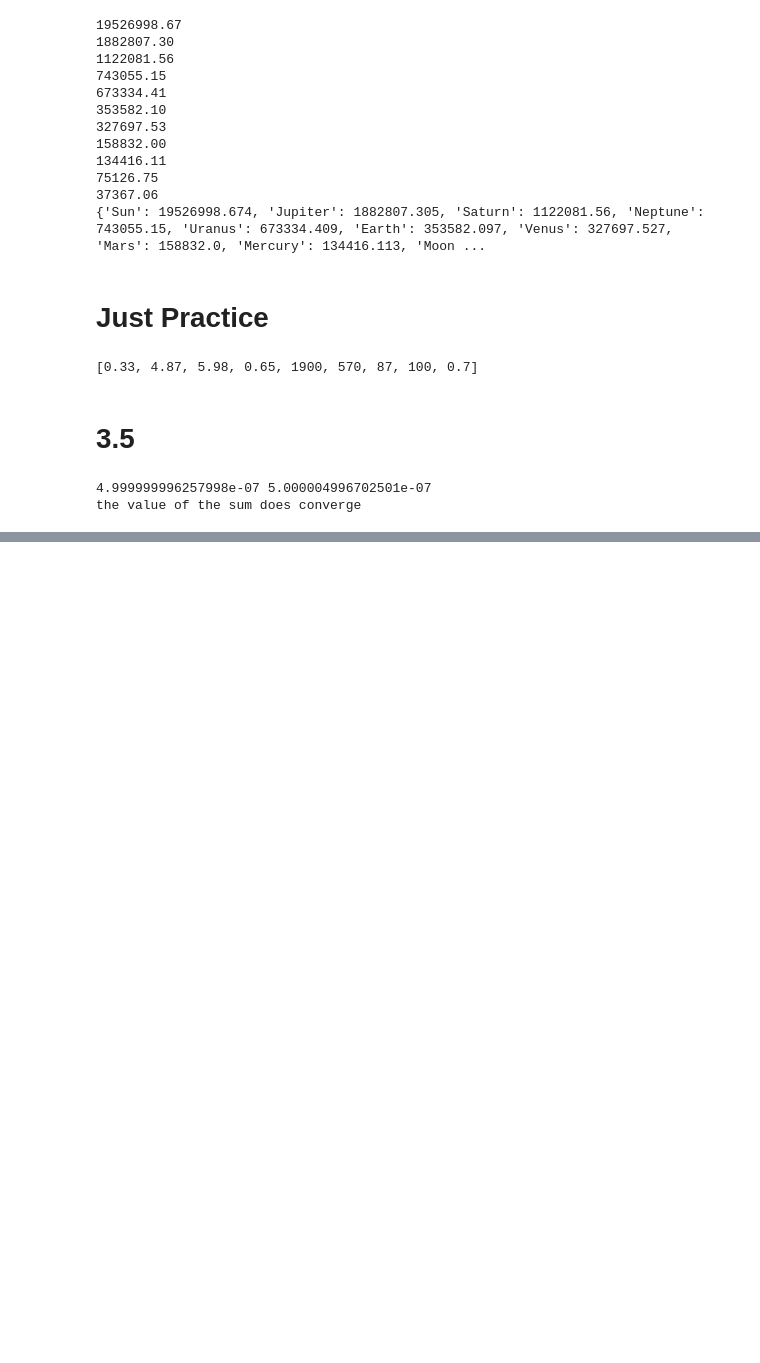
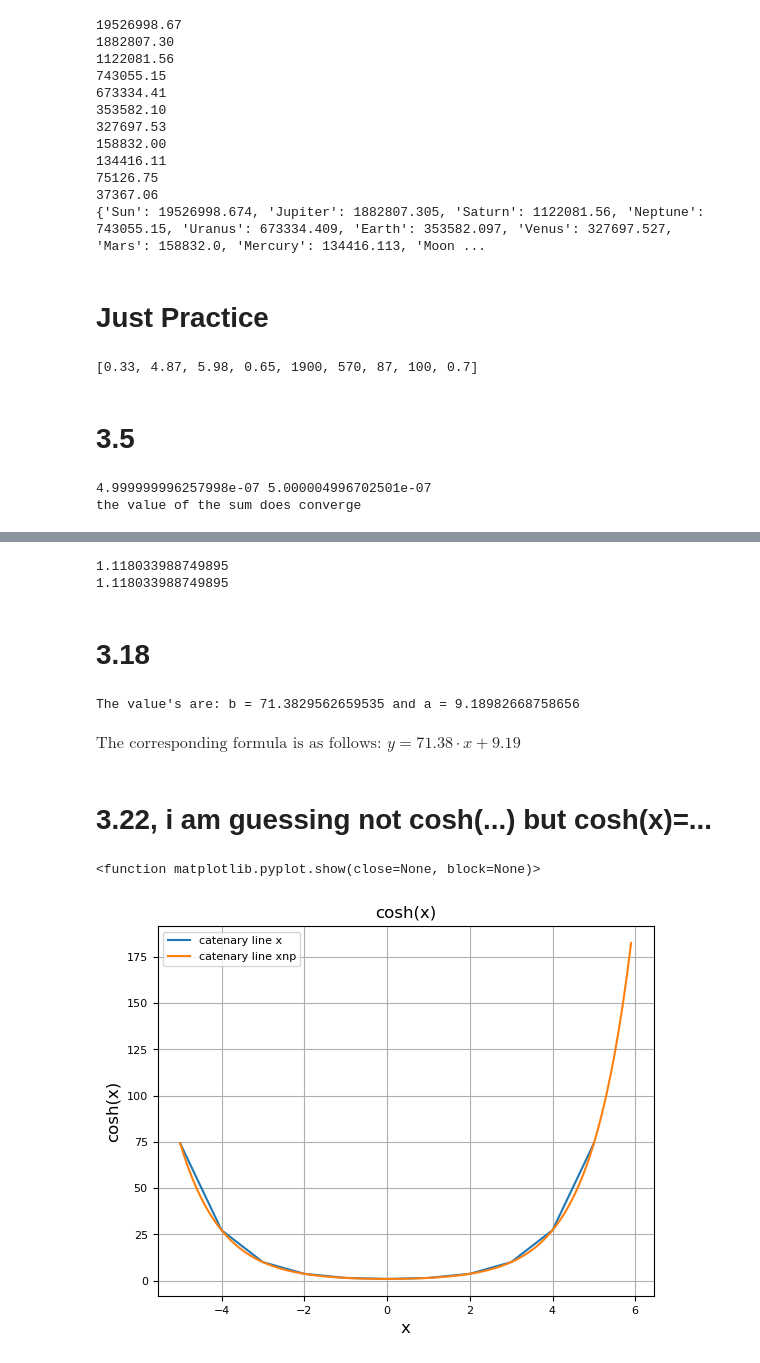
Before and after one commit to Deurmatannoniem1234/PROGNUM-repo, a Jupyter notebook: Task3/SQ_s6325084_week3.ipynb, the cells around one changed output, grey strips where cells are left out. Cells and saved outputs as stored; diff of their text form; code cells hidden in the pictures; blank space fills up the shorter version.

```diff
--- a/Task3/SQ_s6325084_week3.ipynb
+++ b/Task3/SQ_s6325084_week3.ipynb
@@ -87,0 +168,61 @@ the value of the sum does converge
+# %%
+import numpy as np
+from math import sqrt
+a = np.array([0,1,2,3])
+
+def stdev(k):
+    return sqrt(1/len(k) * np.sum((k - (1/len(k)*np.sum(k)))**2))
+print(stdev(a))
+print(np.std(a))
+# %% [output]
+1.118033988749895
+1.118033988749895
+# %% [markdown]
+# 3.18
+# %%
+'''What am i doing?
+'''
+import numpy as np
+Data = [
+    [18.49, 2094.75], [35.48, 2320.87], [35.48, 1224.9], [11.34, 872.13],
+    [7.12, 432.2], [9.82, 751.0], [23.66, 1410.0], [44.0, 2700.0],
+    [66.7, 5292.0], [52.4, 2550.0], [55.0, 5253.0], [25.6, 2419.0], [26.19, 2158.0]
+]
+DataArray = np.array(Data)
+D = DataArray[:,0]
+V = DataArray[:,1]
+A = np.vstack([D, np.ones(len(D))]).T
+
+Sol, Res, Rank, S= np.linalg.lstsq(A,V,rcond = True)
+print(f"The value's are: b = {Sol[0]} and a = {Sol[1]}")
+# %% [output]
+The value's are: b = 71.3829562659535 and a = 9.18982668758656
+# %% [markdown]
+$\text{The corresponding formula is as follows: } y = 71.38 \cdot x + 9.19$
+# %% [markdown]
+# 3.22, i am guessing not cosh(...) but cosh(x)=...
+# %%
+import matplotlib.pyplot as plt
+import numpy as np
+
+def evalf(Fx, x):
+    return(eval(Fx))
+
+x = np.array(range(-5,6))
+xnp = np.arange(-5,6,0.1)
+y = evalf("(np.exp(x)+np.exp(-x))/2", x)
+ynp = evalf("(np.exp(x)+np.exp(-x))/2", xnp)
+
+plt.plot(x,y, label="catenary line x")
+plt.plot(xnp,ynp, label="catenary line xnp")
+plt.title("cosh(x)")
+plt.grid(True)
+plt.xlabel("x", fontsize = 12)
+plt.ylabel("cosh(x)", fontsize = 12)
+plt.xticks(fontsize=8)
+plt.yticks(fontsize=8)
+plt.legend(fontsize=8)
+plt.show
+# %% [output]
+<function matplotlib.pyplot.show(close=None, block=None)>
+[figure, added]
```
Also changed, not shown: parts of 8 cells of this notebook.
